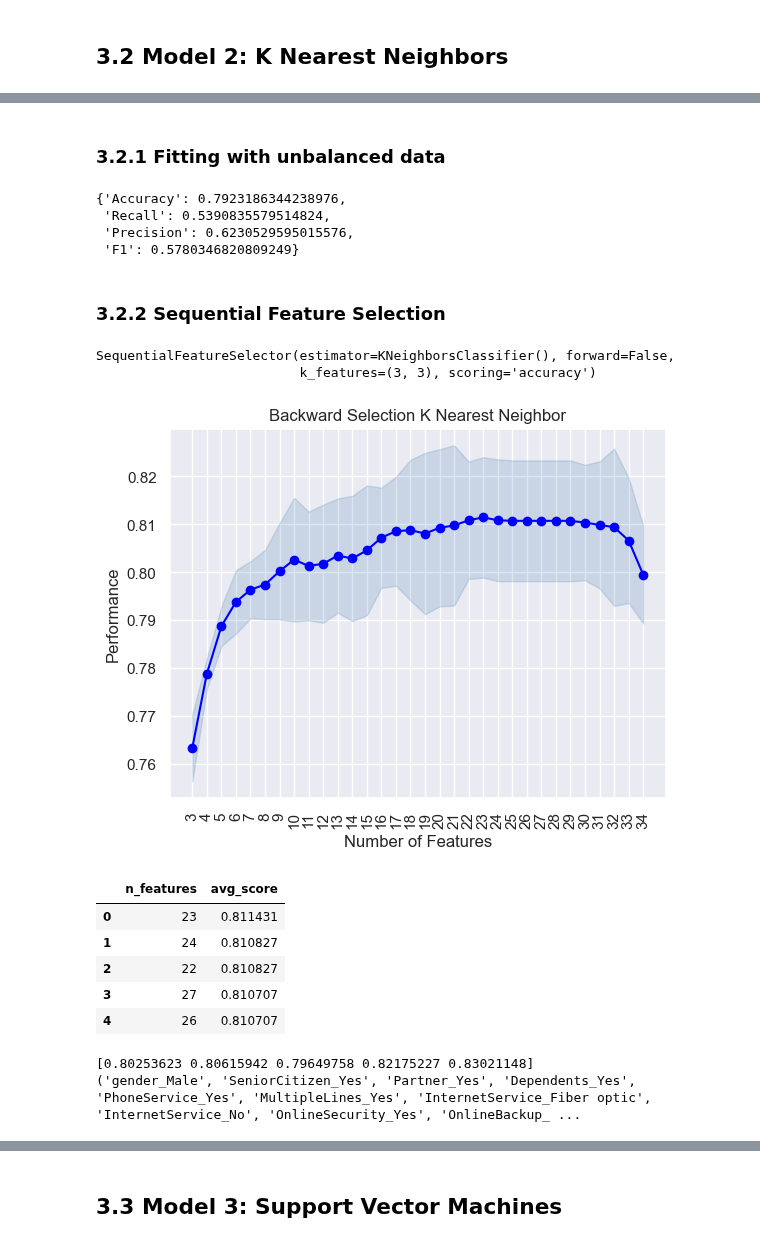
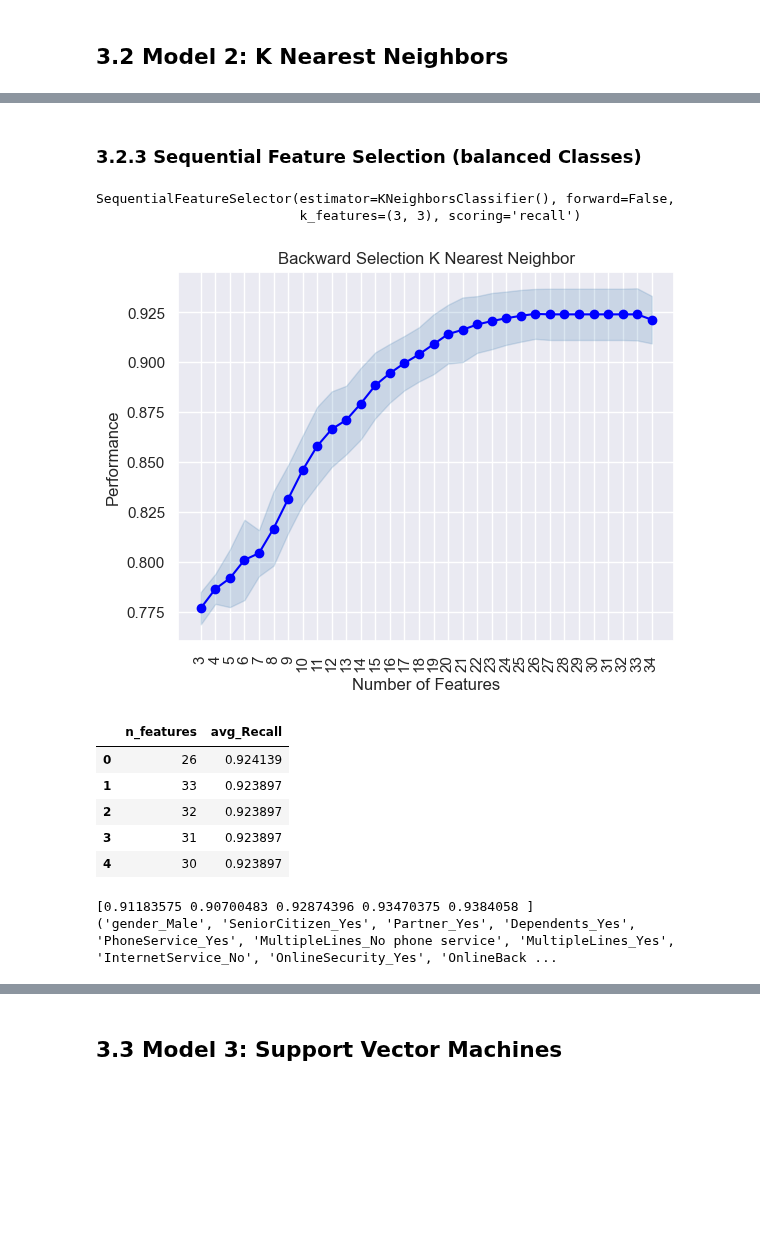
Before and after one commit to emsif84/churn_prediction, a Jupyter notebook: churn_prediction.ipynb, the cells around one changed output, grey strips where cells are left out. Drawn from its saved outputs; the diff is of its cells as text; code cells hidden in the pictures; blank space fills up the shorter version.

```diff
--- a/churn_prediction.ipynb
+++ b/churn_prediction.ipynb
@@ -233,16 +237,11 @@ from mlxtend.plotting import plot_sequential_feature_selection as plot_sfs
 # %% [markdown]
 ## 3.1 Model 1: Logistic Regression
 # %%
-from sklearn.linear_model import LogisticRegression
-
 #Instantiate LogisticRegression
 lr = LogisticRegression(solver='saga',max_iter=1000)
 
 #Dictionary for hyperparameter tuning
-lr_param_dict = {'penalty':['l1','l2'],'C':[0.001, 0.01, 0.1, 1, 10, 100, 1000]}
+lr_param_dict = {'penalty':['l1','l2'],'C':[0.001, 0.01, 0.1, 1, 10]}
 
 #Instantiate GridsearchCV
-gridcv_lr = GridSearchCV(estimator=lr,cv=5,param_grid=lr_param_dict,verbose=0)
-
-#Fit Gridsearch with training data
-gridcv_lr.fit(X_train_bal,y_train_bal)
+gridcv_lr = GridSearchCV(estimator=lr,cv=5,param_grid=lr_param_dict,scoring='recall')
@@ -317,7 +316,7 @@ metrics_lr_unbalanced
 sbs_lr = SequentialFeatureSelector(estimator=lr,
                                    forward=False,
                                    floating=False,
-                                   scoring='accuracy',
+                                   scoring='recall',
                                    k_features=3)
 
 sbs_lr.fit(X_train_bal,y_train_bal)
@@ -388,7 +393,4 @@ neighbors_range = range(24,71)
 knn_param_dict = {'n_neighbors':neighbors_range}
 
 #Instantiate GridsearchCV
-gridcv_knn = GridSearchCV(estimator=knn,cv=5,param_grid=knn_param_dict,verbose=0)
-
-#Fit Gridsearch with training data
-gridcv_knn.fit(X_train_bal,y_train_bal)
+gridcv_knn = GridSearchCV(estimator=knn,cv=5,param_grid=knn_param_dict,scoring='recall')
@@ -458,63 +485,39 @@ metrics_knn
-# %% [markdown]
-### 3.2.1 Fitting with unbalanced data
-# %%
-#Fit Gridsearch with training data
-gridcv_knn.fit(X_train,y_train)
-
-#Predict y with test data
-y_pred_knn_unbalanced = gridcv_knn.predict(X_test)
-
-#Create empty dict
-metrics_knn_unbalanced = {}
-
-#Metrics to dict
-metrics_knn_unbalanced['Accuracy'] = metrics.accuracy_score(y_test,y_pred_knn_unbalanced)
-metrics_knn_unbalanced['Recall'] =metrics.recall_score(y_test,y_pred_knn_unbalanced)
-metrics_knn_unbalanced['Precision'] =metrics.precision_score(y_test,y_pred_knn_unbalanced)
-metrics_knn_unbalanced['F1'] = metrics.f1_score(y_test,y_pred_knn_unbalanced)
-
-metrics_knn_unbalanced
-# %% [output]
-{'Accuracy': 0.7923186344238976,
- 'Recall': 0.5390835579514824,
- 'Precision': 0.6230529595015576,
- 'F1': 0.5780346820809249}
 # %% [markdown]
-### 3.2.2 Sequential Feature Selection
+### 3.2.3 Sequential Feature Selection (balanced Classes)
 # %%
 sbs_knn = SequentialFeatureSelector(estimator=knn,
                                     forward=False,
                                     floating=False,
-                                    scoring='accuracy',
+                                    scoring='recall',
                                     k_features=3)
 
 sbs_knn.fit(X_train_bal,y_train_bal)
 # %% [output]
 SequentialFeatureSelector(estimator=KNeighborsClassifier(), forward=False,
-                          k_features=(3, 3), scoring='accuracy')
+                          k_features=(3, 3), scoring='recall')
 # %%
 plot_sfs(sbs_knn.get_metric_dict())
 plt.title('Backward Selection K Nearest Neighbor')
 plt.xticks(rotation=90);
 # %% [output]
-[figure, old version]
+[figure, new version]
 # %%
 avg_score = [sbs_knn.subsets_[i]['avg_score'] for i in range(3,35)]
 subset = [len(sbs_knn.subsets_[i]['feature_names']) for i in range(3,35)]
 
-sbs_performance_knn = pd.DataFrame({'n_features': subset,'avg_score': avg_score}).sort_values(by='avg_score',ascending=False).reset_index(drop=True)
+sbs_performance_knn = pd.DataFrame({'n_features': subset,'avg_Recall': avg_score}).sort_values(by='avg_Recall',ascending=False).reset_index(drop=True)
 sbs_performance_knn.head(5)
 # %% [output]
-|  | n_features | avg_score |
-| 0 | 23 | 0.811431 |
-| 1 | 24 | 0.810827 |
-| 2 | 22 | 0.810827 |
-| 3 | 27 | 0.810707 |
-| 4 | 26 | 0.810707 |
+|  | n_features | avg_Recall |
+| 0 | 26 | 0.924139 |
+| 1 | 33 | 0.923897 |
+| 2 | 32 | 0.923897 |
+| 3 | 31 | 0.923897 |
+| 4 | 30 | 0.923897 |
 # %%
-print(sbs_knn.subsets_[23]['cv_scores'])
-print(sbs_knn.subsets_[23]['feature_names'])
+print(sbs_knn.subsets_[26]['cv_scores'])
+print(sbs_knn.subsets_[26]['feature_names'])
 # %% [output]
-[0.80253623 0.80615942 0.79649758 0.82175227 0.83021148]
-('gender_Male', 'SeniorCitizen_Yes', 'Partner_Yes', 'Dependents_Yes', 'PhoneService_Yes', 'MultipleLines_Yes', 'InternetService_Fiber optic', 'InternetService_No', 'OnlineSecurity_Yes', 'OnlineBackup_ ...
+[0.91183575 0.90700483 0.92874396 0.93470375 0.9384058 ]
+('gender_Male', 'SeniorCitizen_Yes', 'Partner_Yes', 'Dependents_Yes', 'PhoneService_Yes', 'MultipleLines_No phone service', 'MultipleLines_Yes', 'InternetService_No', 'OnlineSecurity_Yes', 'OnlineBack ...
 # %%
```
Also changed, not shown: parts of 62 cells of this notebook.
